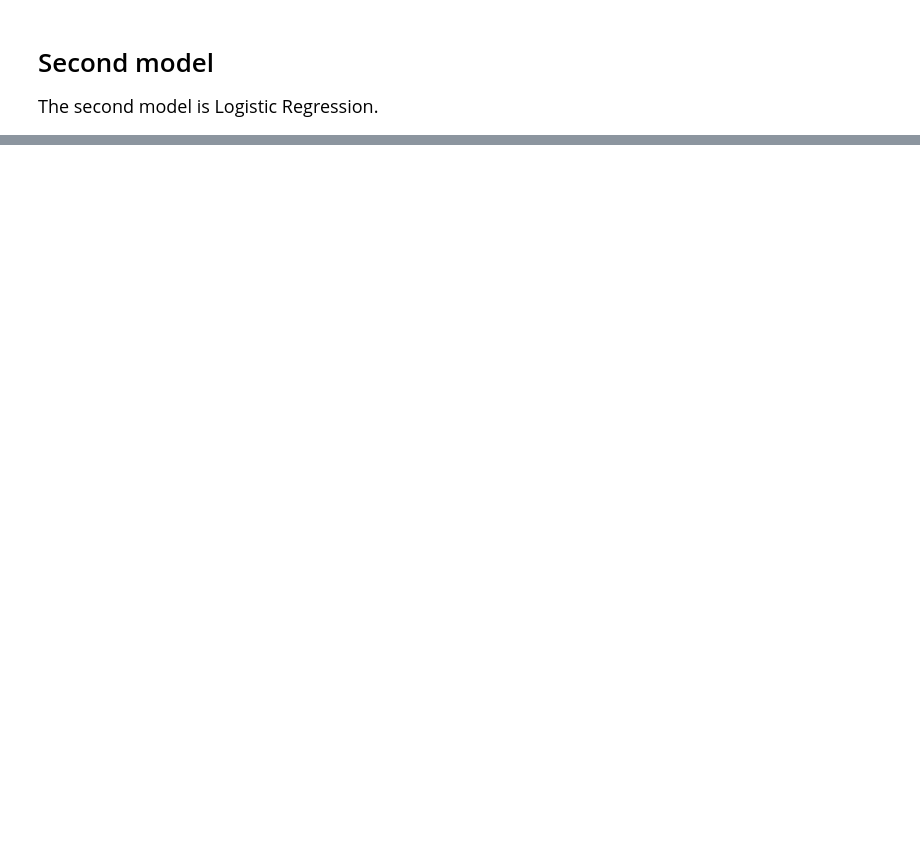
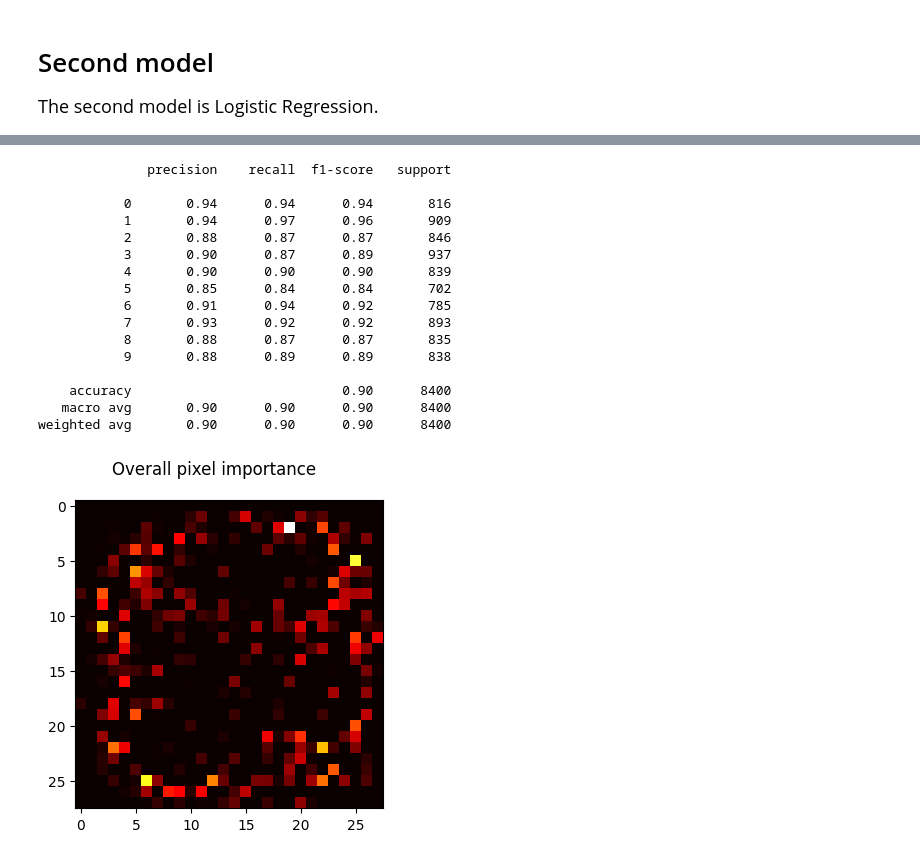
Before and after one commit to bit-nap/CSCI.331-Digit-Recognizer, a Jupyter notebook: csci-331-digit-recognizer-notebook.ipynb, the cells around one changed output, grey strips where cells are left out. Drawn from its saved outputs; the diff is of its cells as text; code cells hidden in the pictures; blank space fills up the shorter version.

```diff
--- a/csci-331-digit-recognizer-notebook.ipynb
+++ b/csci-331-digit-recognizer-notebook.ipynb
@@ -106,2 +133,30 @@ Logistic Regression Accuracy: 0.9023809523809524
 <sklearn.metrics._plot.confusion_matrix.ConfusionMatrixDisplay at 0x...>
 [figure]
+# %%
+print(classification_report(y_test, y_pred))
+coef = lr_model.coef_.copy()
+coef = np.array(coef).sum(axis=0)
+coef.resize(28,28)
+plt.figure(figsize=(12, 4))
+scale = coef.max()
+plt.suptitle("Overall pixel importance")
+plt.imshow(coef,interpolation="nearest",cmap=plt.cm.hot,vmin=0,vmax=scale)
+plt.show()
+# %% [output]
+              precision    recall  f1-score   support
+
+           0       0.94      0.94      0.94       816
+           1       0.94      0.97      0.96       909
+           2       0.88      0.87      0.87       846
+           3       0.90      0.87      0.89       937
+           4       0.90      0.90      0.90       839
+           5       0.85      0.84      0.84       702
+           6       0.91      0.94      0.92       785
+           7       0.93      0.92      0.92       893
+           8       0.88      0.87      0.87       835
+           9       0.88      0.89      0.89       838
+
+    accuracy                           0.90      8400
+   macro avg       0.90      0.90      0.90      8400
+weighted avg       0.90      0.90      0.90      8400
+[figure, added]
```
Also changed, not shown: parts of 4 cells of this notebook.
